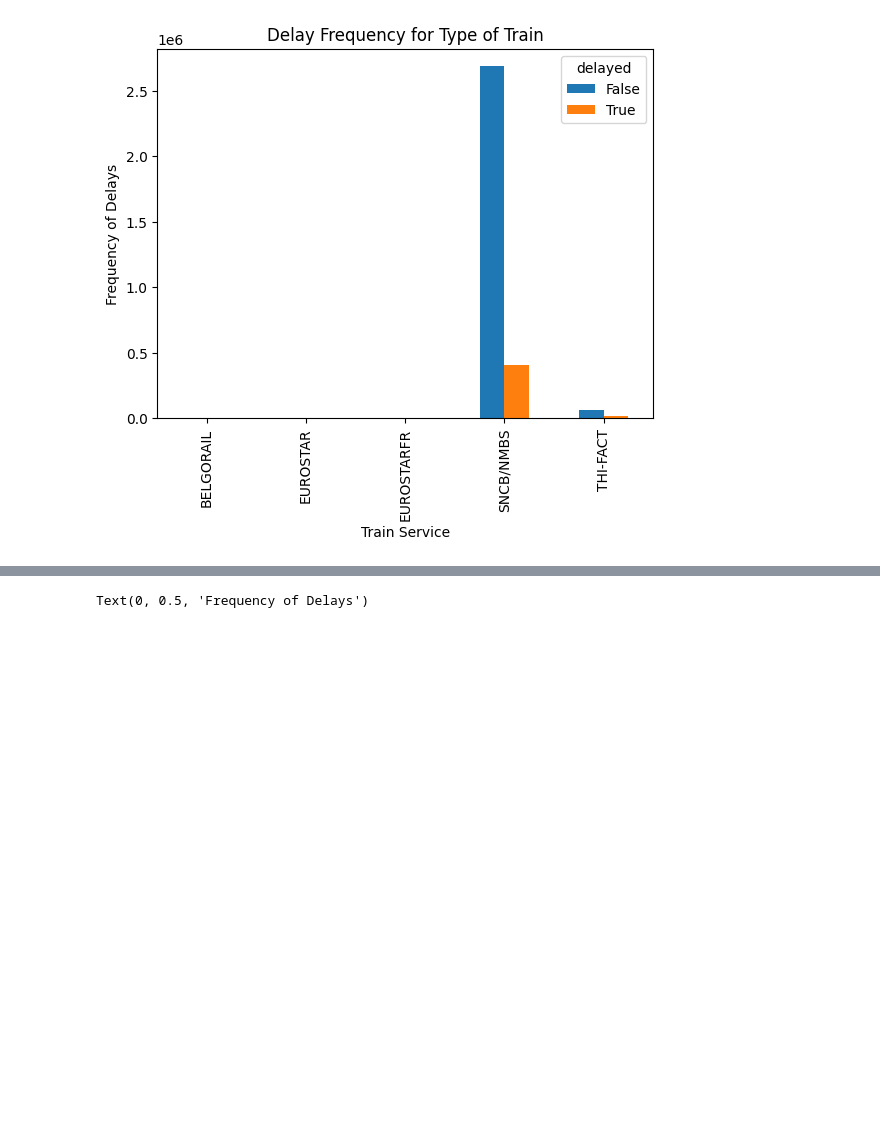
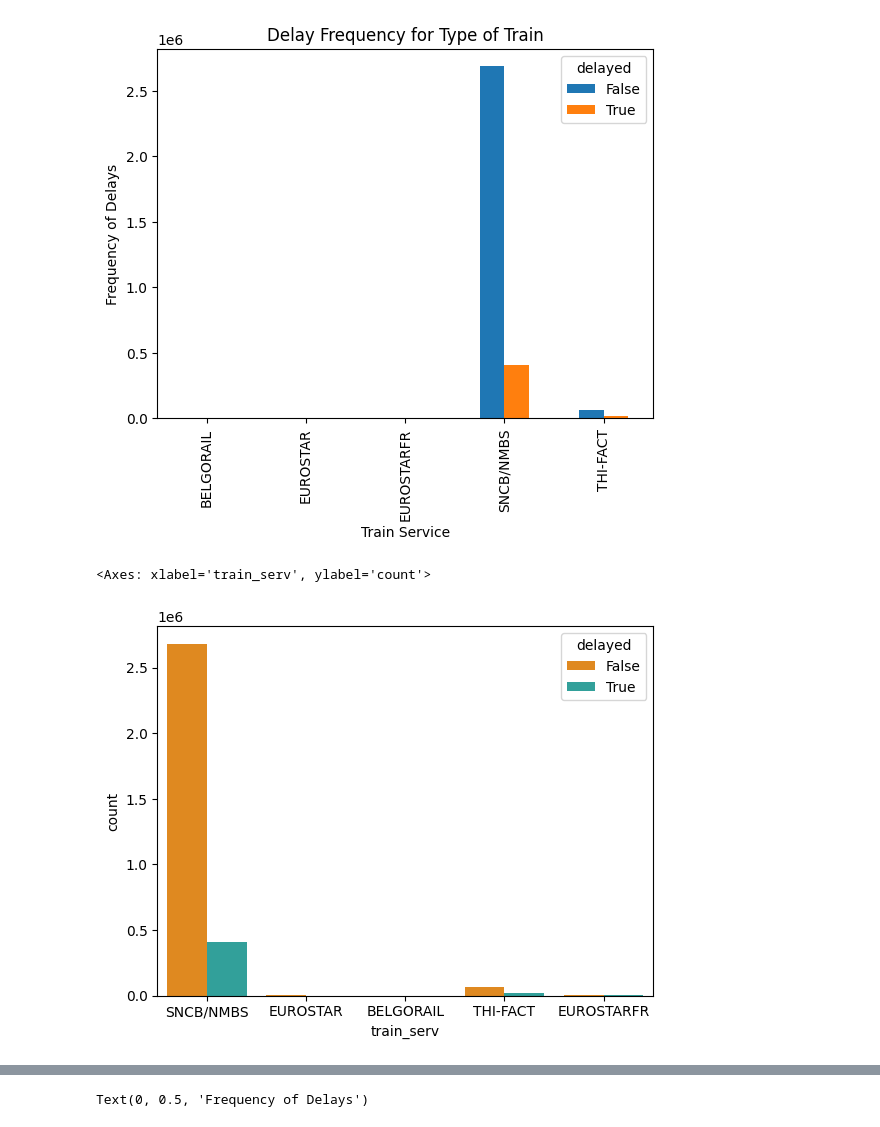
Before and after one commit to ilse-espino/train_delays_belgium, a Jupyter notebook: 4.1-graphs.ipynb, the cells around one changed output, grey strips where cells are left out. Saved outputs shown, nothing was run; the diff lists cells and outputs as text; code cells hidden in the pictures; blank space fills up the shorter version.

Commit message:
format graph

```diff
--- a/4.1-graphs.ipynb
+++ b/4.1-graphs.ipynb
@@ -24,3 +41,8 @@ plt.ylabel('Frequency of Delays')
 # %% [output]
 Text(0, 0.5, 'Frequency of Delays')
 [figure]
+# %%
+sns.countplot(x=df["train_serv"], hue=df['delayed'], palette={True:'lightseagreen', False:'darkorange'})
+# %% [output]
+<Axes: xlabel='train_serv', ylabel='count'>
+[figure, added]
```
Also changed, not shown: parts of 4 cells of this notebook.
